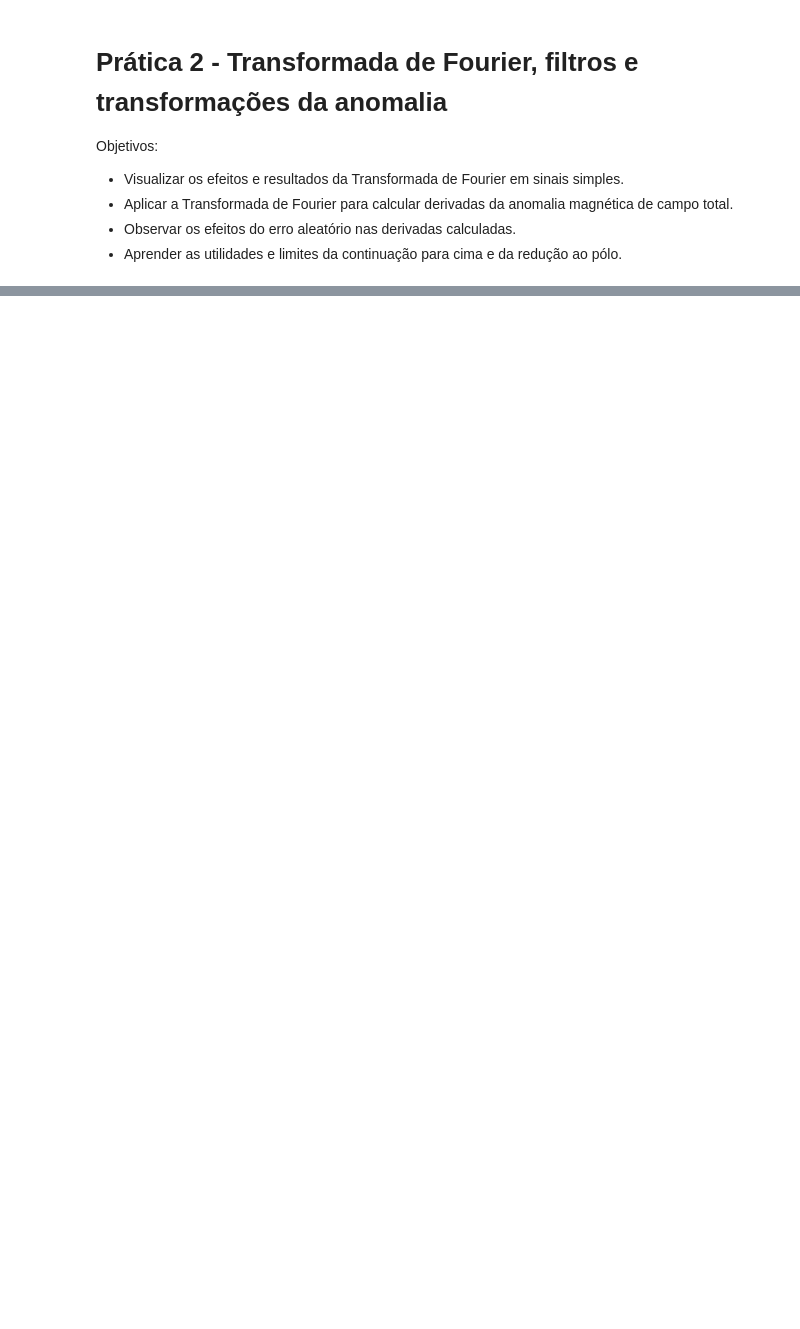
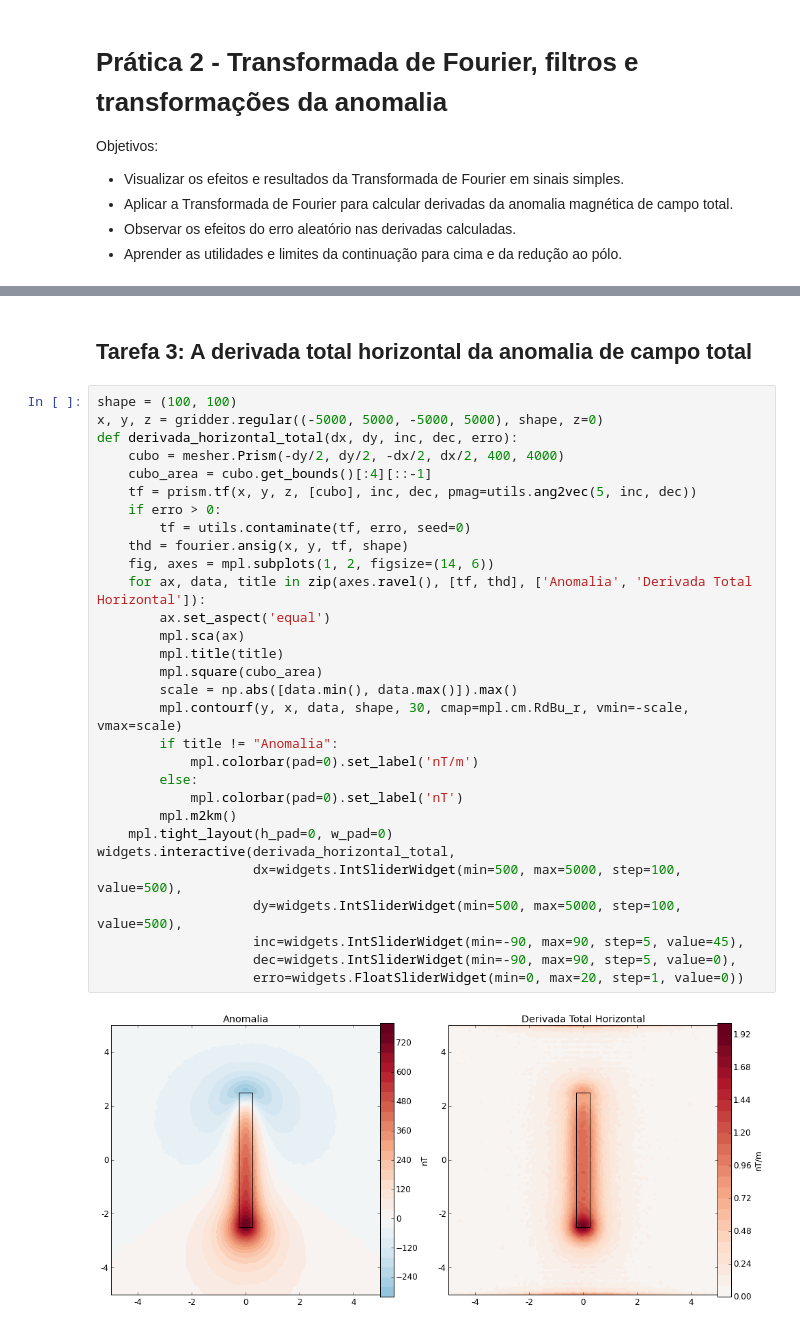
Before and after one commit to leouieda/geofisica1, a Jupyter notebook: lessons/magnetometria/pratica2.ipynb, the cells around one changed output, grey strips where cells are left out. Cells and saved outputs as stored; diff of their text form; blank space fills up the shorter version.

```diff
--- a/lessons/magnetometria/pratica2.ipynb
+++ b/lessons/magnetometria/pratica2.ipynb
@@ -73,0 +107,34 @@ def dois_senos(freq1, amp1, freq2, amp2):
+# %% [markdown]
+## Tarefa 3: A derivada total horizontal da anomalia de campo total
+# %%
+shape = (100, 100)
+x, y, z = gridder.regular((-5000, 5000, -5000, 5000), shape, z=0)
+def derivada_horizontal_total(dx, dy, inc, dec, erro):
+    cubo = mesher.Prism(-dy/2, dy/2, -dx/2, dx/2, 400, 4000)
+    cubo_area = cubo.get_bounds()[:4][::-1]
+    tf = prism.tf(x, y, z, [cubo], inc, dec, pmag=utils.ang2vec(5, inc, dec))
+    if erro > 0:
+        tf = utils.contaminate(tf, erro, seed=0)
+    thd = fourier.ansig(x, y, tf, shape)
+    fig, axes = mpl.subplots(1, 2, figsize=(14, 6))
+    for ax, data, title in zip(axes.ravel(), [tf, thd], ['Anomalia', 'Derivada Total Horizontal']):
+        ax.set_aspect('equal')
+        mpl.sca(ax)
+        mpl.title(title)
+        mpl.square(cubo_area)
+        scale = np.abs([data.min(), data.max()]).max()
+        mpl.contourf(y, x, data, shape, 30, cmap=mpl.cm.RdBu_r, vmin=-scale, vmax=scale)
+        if title != "Anomalia":
+            mpl.colorbar(pad=0).set_label('nT/m')
+        else:
+            mpl.colorbar(pad=0).set_label('nT')
+        mpl.m2km()
+    mpl.tight_layout(h_pad=0, w_pad=0)
+widgets.interactive(derivada_horizontal_total,
+                    dx=widgets.IntSliderWidget(min=500, max=5000, step=100, value=500),
+                    dy=widgets.IntSliderWidget(min=500, max=5000, step=100, value=500),
+                    inc=widgets.IntSliderWidget(min=-90, max=90, step=5, value=45),
+                    dec=widgets.IntSliderWidget(min=-90, max=90, step=5, value=0),
+                    erro=widgets.FloatSliderWidget(min=0, max=20, step=1, value=0))
+# %% [output]
+[figure, added]
```
Also changed, not shown: parts of 12 cells of this notebook.
